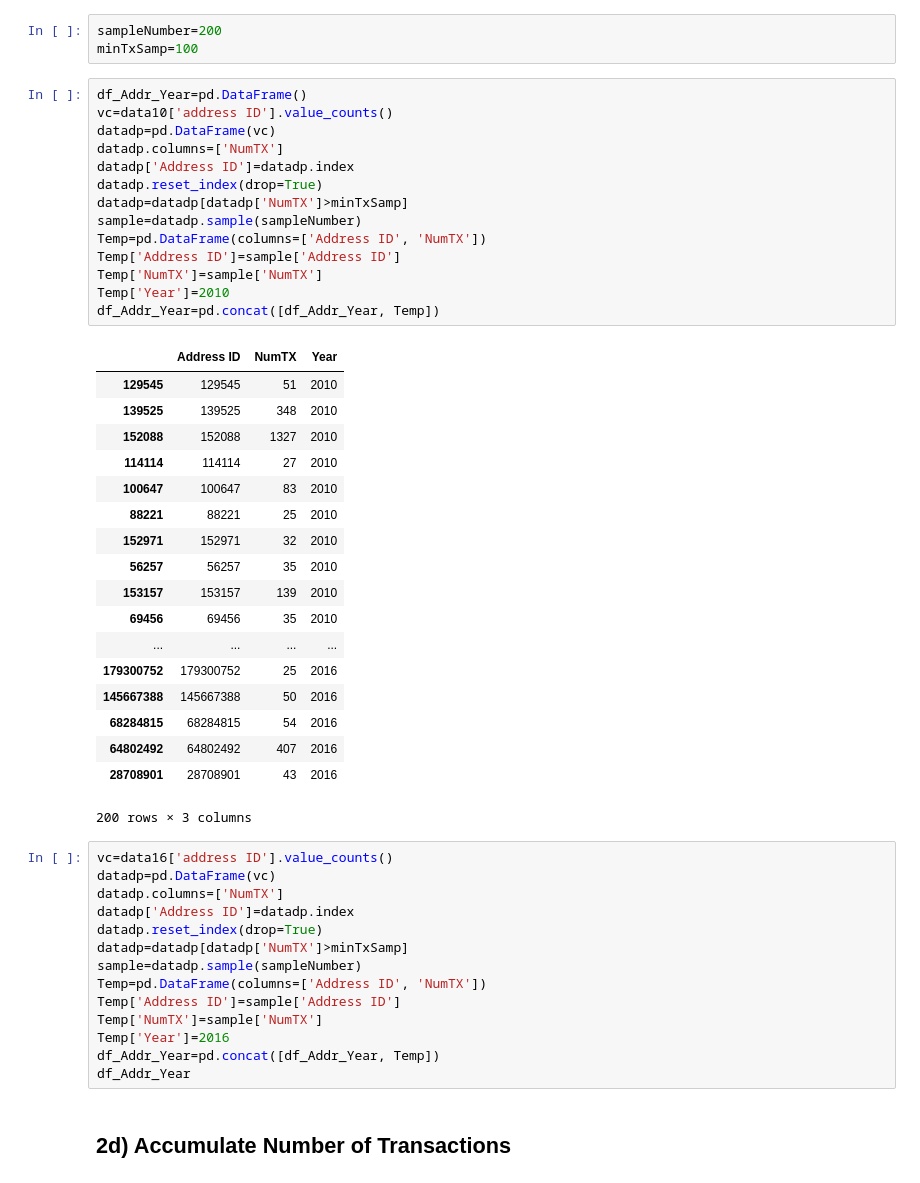
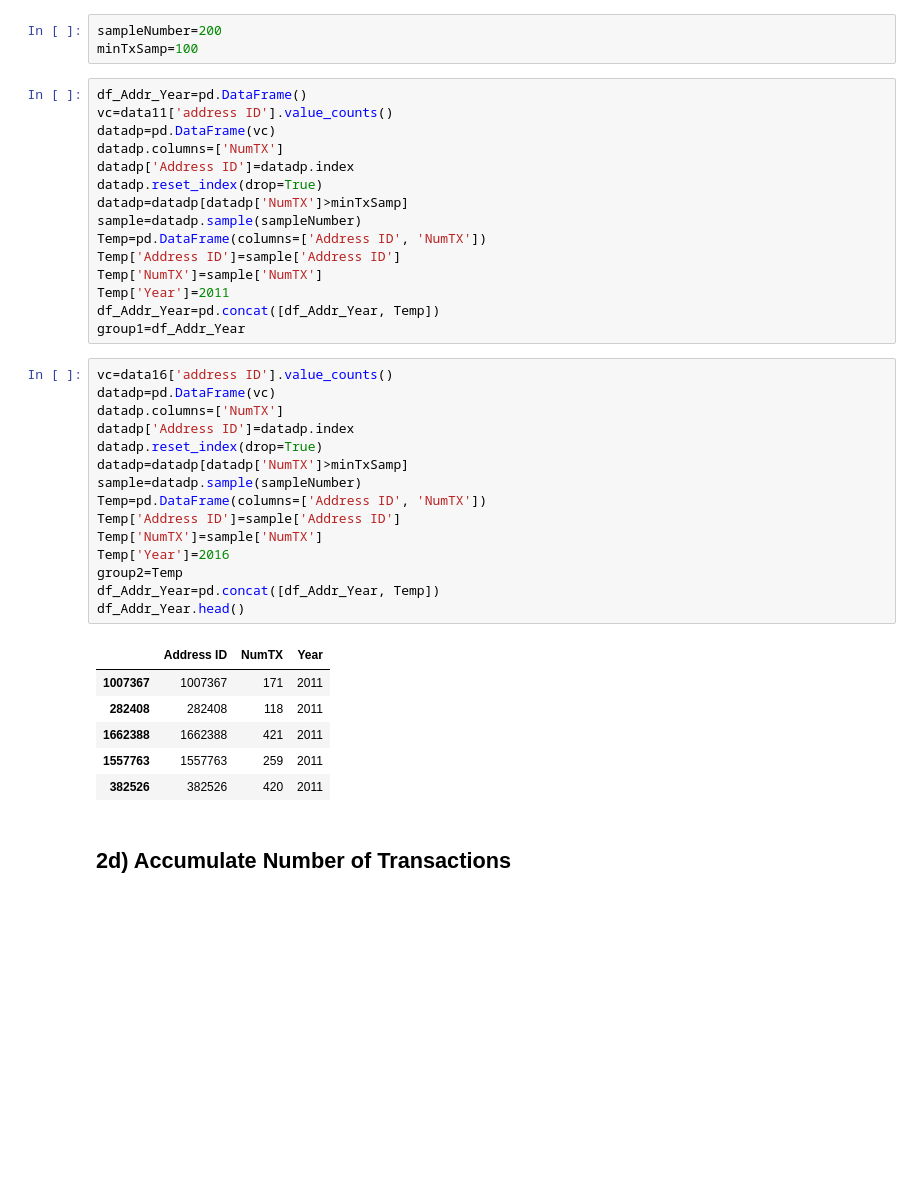
Before and after one commit to YinlongQian/Bitcoin-Project, a Jupyter notebook: FinalProject.ipynb, the cells around one changed output. Drawn from its saved outputs; the diff is of its cells as text; blank space fills up the shorter version.

```diff
--- a/FinalProject.ipynb
+++ b/FinalProject.ipynb
@@ -295,7 +295,7 @@ sampleNumber=200
 minTxSamp=100
 # %%
 df_Addr_Year=pd.DataFrame()
-vc=data10['address ID'].value_counts()
+vc=data11['address ID'].value_counts()
 datadp=pd.DataFrame(vc)
 datadp.columns=['NumTX']
 datadp['Address ID']=datadp.index
@@ -305,41 +305,31 @@ sample=datadp.sample(sampleNumber)
 Temp=pd.DataFrame(columns=['Address ID', 'NumTX'])
 Temp['Address ID']=sample['Address ID']
 Temp['NumTX']=sample['NumTX']
-Temp['Year']=2010
+Temp['Year']=2011
 df_Addr_Year=pd.concat([df_Addr_Year, Temp])
+group1=df_Addr_Year
-# %% [output]
-|  | Address ID | NumTX | Year |
-| 129545 | 129545 | 51 | 2010 |
-| 139525 | 139525 | 348 | 2010 |
-| 152088 | 152088 | 1327 | 2010 |
-| 114114 | 114114 | 27 | 2010 |
-| 100647 | 100647 | 83 | 2010 |
-| 88221 | 88221 | 25 | 2010 |
-| 152971 | 152971 | 32 | 2010 |
-| 56257 | 56257 | 35 | 2010 |
-| 153157 | 153157 | 139 | 2010 |
-| 69456 | 69456 | 35 | 2010 |
-| ... | ... | ... | ... |
-| 179300752 | 179300752 | 25 | 2016 |
-| 145667388 | 145667388 | 50 | 2016 |
-| 68284815 | 68284815 | 54 | 2016 |
-| 64802492 | 64802492 | 407 | 2016 |
-| 28708901 | 28708901 | 43 | 2016 |
-200 rows × 3 columns
 # %%
 vc=data16['address ID'].value_counts()
 datadp=pd.DataFrame(vc)
 datadp.columns=['NumTX']
 datadp['Address ID']=datadp.index
 datadp.reset_index(drop=True)
 datadp=datadp[datadp['NumTX']>minTxSamp]
 sample=datadp.sample(sampleNumber)
 Temp=pd.DataFrame(columns=['Address ID', 'NumTX'])
 Temp['Address ID']=sample['Address ID']
 Temp['NumTX']=sample['NumTX']
 Temp['Year']=2016
+group2=Temp
 df_Addr_Year=pd.concat([df_Addr_Year, Temp])
-df_Addr_Year
+df_Addr_Year.head()
+# %% [output]
+|  | Address ID | NumTX | Year |
+| 1007367 | 1007367 | 171 | 2011 |
+| 282408 | 282408 | 118 | 2011 |
+| 1662388 | 1662388 | 421 | 2011 |
+| 1557763 | 1557763 | 259 | 2011 |
+| 382526 | 382526 | 420 | 2011 |
 # %% [markdown]
 ## 2d) Accumulate Number of Transactions
 # %% [markdown]
```
Also changed, not shown: parts of 4 cells of this notebook.
